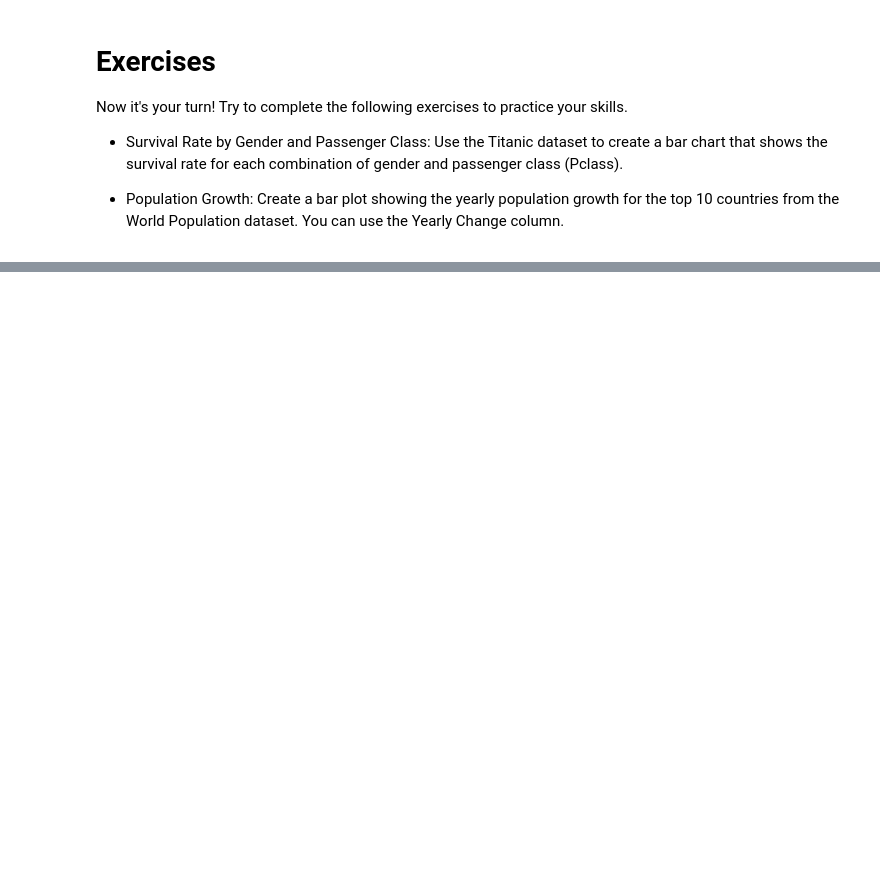
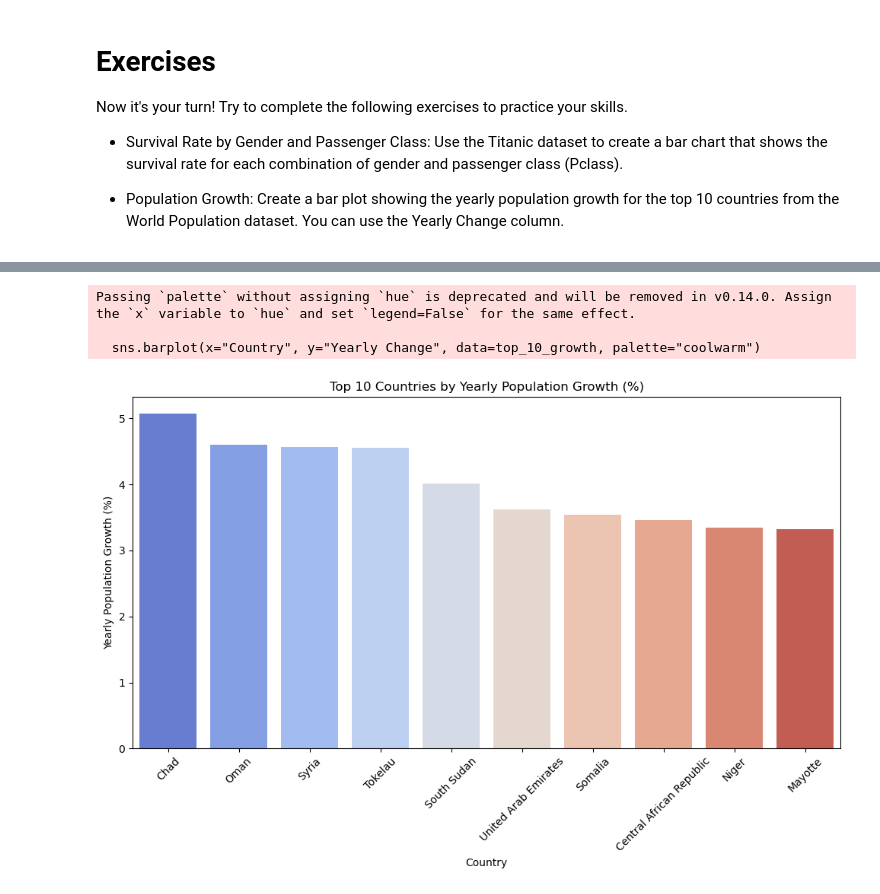
Before and after one commit to ali-commits/introduction-datascience-python-book, a Jupyter notebook: 01 intro-data-analytics-pandas.ipynb, the cells around one changed output, grey strips where cells are left out. Saved outputs shown, nothing was run; the diff lists cells and outputs as text; code cells hidden in the pictures; blank space fills up the shorter version.

```diff
--- a/01 intro-data-analytics-pandas.ipynb
+++ b/01 intro-data-analytics-pandas.ipynb
@@ -133,0 +159,50 @@ Now it's your turn! Try to complete the following exercises to practice your ski
+# %%
+# Read the World Population data from Worldometer
+url = "https://www.worldometers.info/world-population/population-by-country/"
+population_data = pd.read_html(url)[0]
+
+# Rename columns for easier access
+population_data.columns = [
+    "#",
+    "Country",
+    "Population",
+    "Yearly Change",
+    "Net Change",
+    "Density (P/Km²)",
+    "Land Area (Km²)",
+    "Migrants (net)",
+    "Fertility Rate",
+    "Median Age",
+    "Urban Population",
+    "World Share",
+]
+
+# Convert the 'Yearly Change' to a numeric value (removing the percentage sign)
+population_data["Yearly Change"] = (
+    population_data["Yearly Change"].str.rstrip("%").astype(float)
+)
+
+# Sort the dataset by 'Yearly Change' to get the top 10 countries by population growth
+top_10_growth = population_data.sort_values(by="Yearly Change", ascending=False).head(
+    10
+)
+
+# Plot a bar chart
+plt.figure(figsize=(12, 6))
+sns.barplot(x="Country", y="Yearly Change", data=top_10_growth, palette="coolwarm")
+
+# Add labels and title
+plt.title("Top 10 Countries by Yearly Population Growth (%)")
+plt.xlabel("Country")
+plt.ylabel("Yearly Population Growth (%)")
+
+# Rotate the x-axis labels for better readability
+plt.xticks(rotation=45)
+
+# Show the plot
+plt.show()
+# %% [output]
+Passing `palette` without assigning `hue` is deprecated and will be removed in v0.14.0. Assign the `x` variable to `hue` and set `legend=False` for the same effect.
+
+  sns.barplot(x="Country", y="Yearly Change", data=top_10_growth, palette="coolwarm")
+[figure, added]
```
Also changed, not shown: parts of 25 cells of this notebook.
